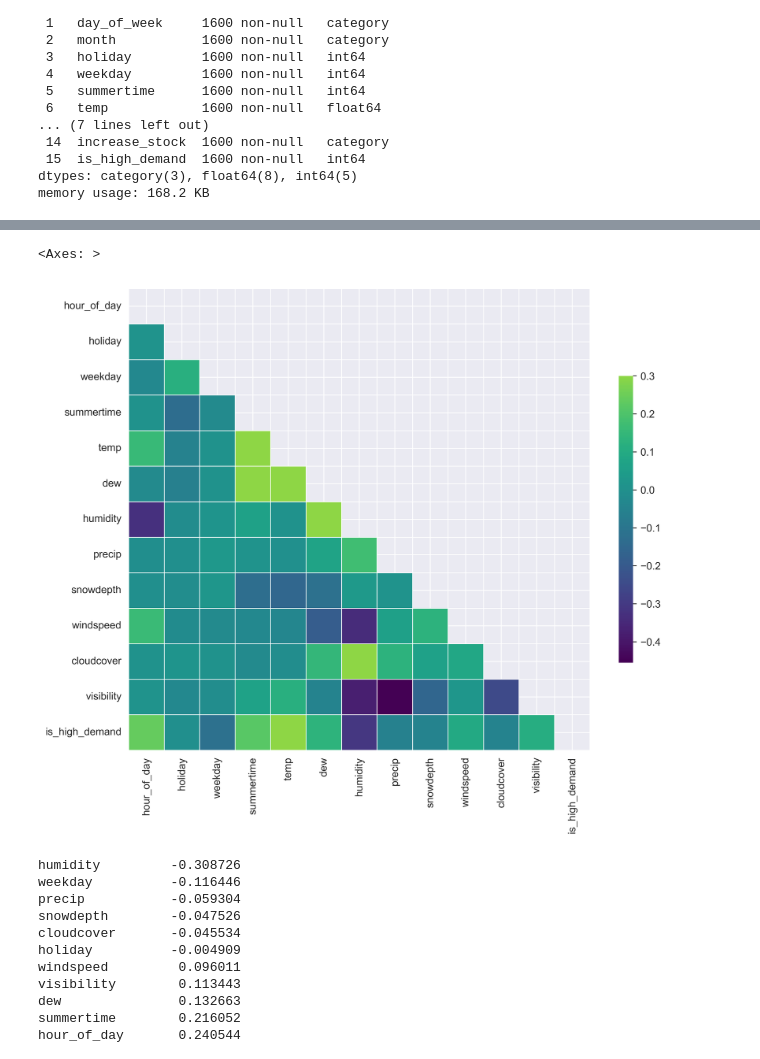
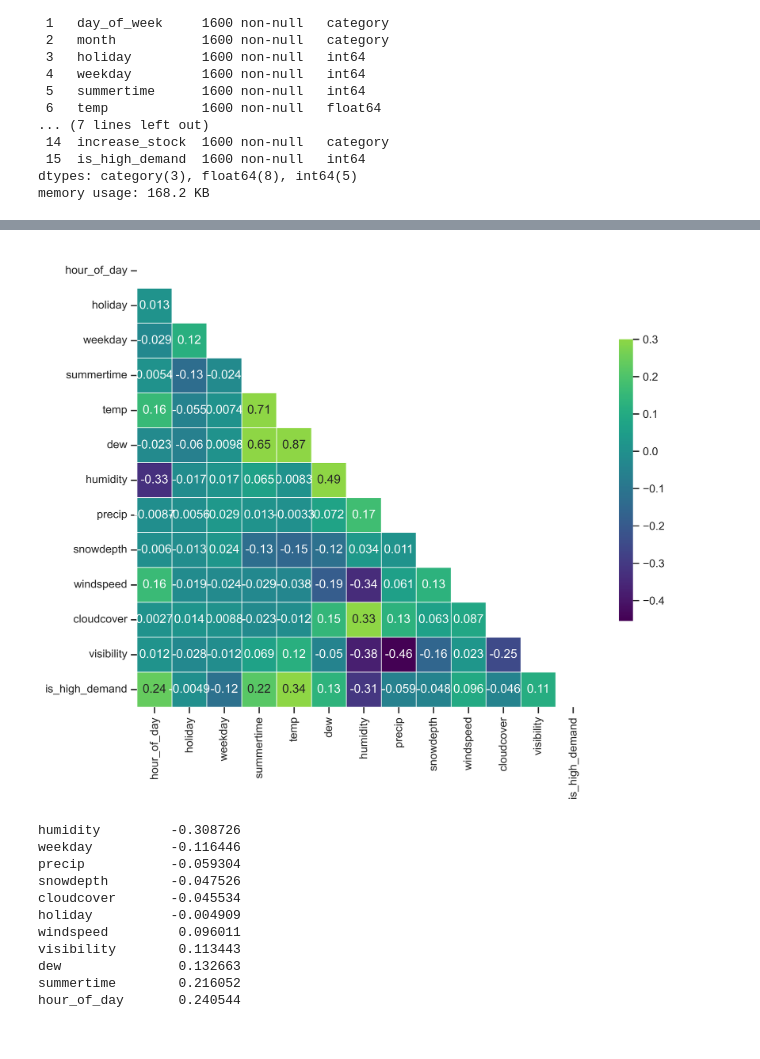
Before and after one commit to vaughankraska/BIKES_SML, a Jupyter notebook: notebooks/finn_exploratory_analysis.ipynb, the cells around one changed output, grey strips where cells are left out. Drawn from its saved outputs; the diff is of its cells as text; code cells hidden in the pictures.

```diff
--- a/notebooks/finn_exploratory_analysis.ipynb
+++ b/notebooks/finn_exploratory_analysis.ipynb
@@ -44,26 +44,26 @@ data.describe()
 | 75% | 17.00000 | 0.000000 | 1.000000 | 1.00000 | 23.200000 | 16.800000 | 79.955000 | 0.000000 | 0.000000 | 17.600000 | ... |
 | max | 23.00000 | 1.000000 | 1.000000 | 1.00000 | 35.600000 | 24.300000 | 99.890000 | 25.871000 | 6.710000 | 43.800000 | ... |
 # %%
+from matplotlib.colors import LinearSegmentedColormap
+
 data.head()
 data_numerical = data.select_dtypes(include='number')
 corr_matrix = data_numerical.corr()
 
 # Create a mask to only show the lower triangle of the matrix
 mask = np.triu(np.ones_like(corr_matrix, dtype=bool))
 
 # Set up the matplotlib figure
 plt.figure(figsize=(10, 10), dpi=500)
 
 # Choose a color palette (e.g., "coolwarm", "viridis", "magma", etc.)
-cmap = sns.color_palette('viridis', as_cmap=True)
-
+# cmap = sns.color_palette('viridis', as_cmap=True)
 # Draw the heatmap with the mask and aspect ratio
-sns.heatmap(corr_matrix, mask=mask, cmap=cmap, vmax=.3, center=0,
-            square=True, linewidths=.5, cbar_kws={"shrink": .5})
-# plt.savefig('../figures/numerical_correlation_matrix.svg',format='svg', dpi=1080)
+sns.heatmap(corr_matrix, mask=mask, cmap='viridis', vmax=.3, center=0,
+            square=True, linewidths=.5, cbar_kws={"shrink": .5}, annot=True)
+# plt.savefig('../figures/numerical_correlation_matrix.png',format='png', dpi=720)
 # %% [output]
-<Axes: >
-[figure, old version]
+[figure, new version]
 # %%
 print(corr_matrix['is_high_demand'].sort_values())
 # %% [output]
```
Also changed, not shown: parts of 13 cells of this notebook, 8 other files.
